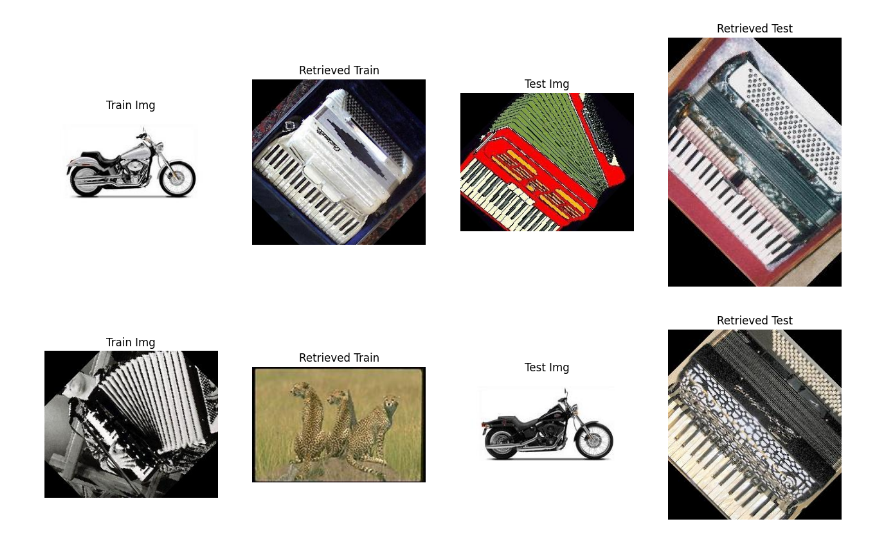
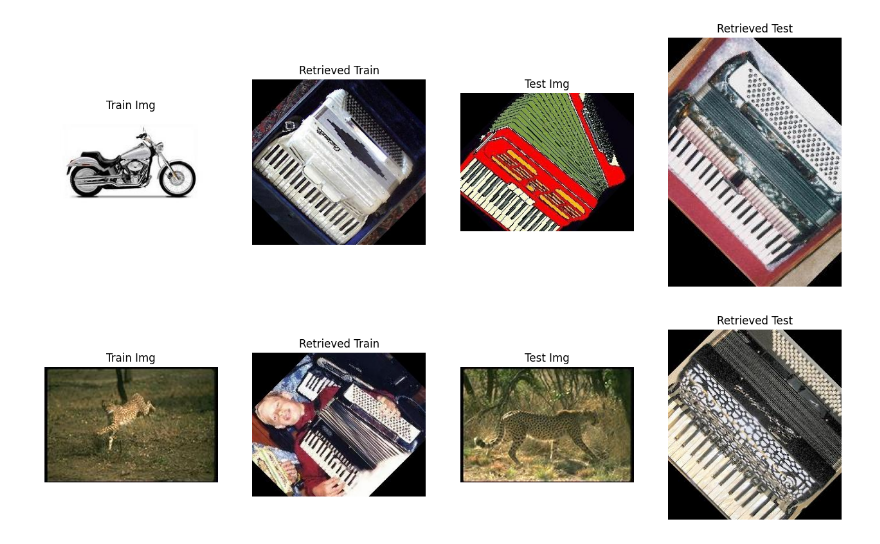
Before and after one commit to HouskaVojtech/image_filtering, a Jupyter notebook: assignment_4/assignment_4.ipynb, the cells around one changed output. Cells and saved outputs as stored; diff of their text form; code cells hidden in the pictures.

Commit message:
added tfidf

```diff
--- a/assignment_4/assignment_4.ipynb
+++ b/assignment_4/assignment_4.ipynb
@@ -241,4 +259,8 @@ add_tf_idf(test_table)
 ### Retrieval
 # %%
 retrieval_table = pickle.load(open('./src/retrieval_table.sav', 'rb'))
+train_table = pickle.load(open('./src/train_table.sav', 'rb'))
+test_table = pickle.load(open('./src/test_table.sav', 'rb'))
+
+retrieval_table
 # %% [output]
@@ -285,4 +319,6 @@ def run_experiment(metric=common_words, column='bag_of_words', train_idx=25, tes
     ax4.set_title('Retrieved Test')
     ax4.axis('off')
     plt.show()
+
+    return metrics_train, metrics_test
 # %%
@@ -294,6 +330,6 @@ run_experiment(bhattacharyya, 'bag_of_words', 20, 30)
 # %% [output]
 [figure]
-# %%
-run_experiment(cosine, 'tf_idf', 25 , 25)
-# %% [output]
-[figure, removed]
+# %%
+metrics_tfidf_train, metrics_tfidf_test = run_experiment(cosine, 'tf_idf', 10 , 10)
+# %% [output]
+[figure, added]
```
Also changed, not shown: parts of 6 cells of this notebook, 7 other files.
